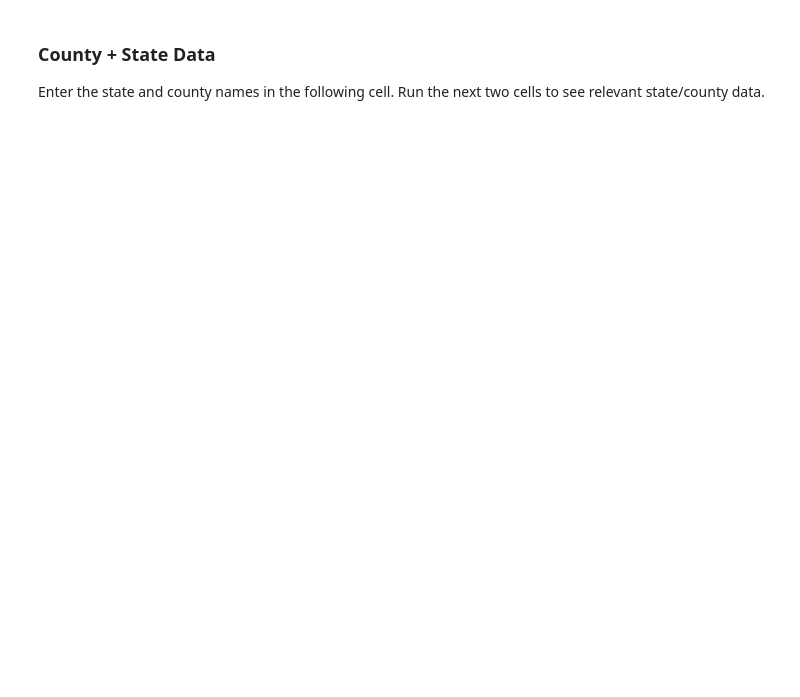
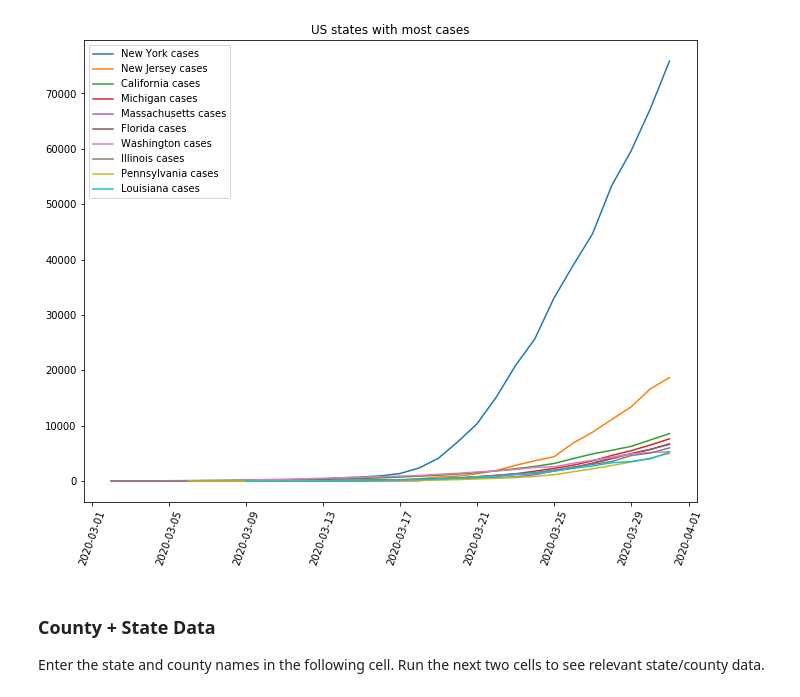
Before and after one commit to ritajett/playground, a Jupyter notebook: covid-data.ipynb, the cells around one changed output. Cells and saved outputs as stored; diff of their text form; code cells hidden in the pictures; blank space fills up the shorter version.

```diff
--- a/covid-data.ipynb
+++ b/covid-data.ipynb
@@ -20,3 +73,23 @@ cdata = pd.read_csv(url)
+# %%
+yesterday = '2020-03-30'
+plot_states = sdata[sdata['date'] == yesterday].sort_values('cases', ascending=False).iloc[:10]['state'].tolist()
+# %%
+days = 30
+fig, ax = plt.subplots()
+fig.set_size_inches(11, 8.5)
+colors = ['tab:blue', 'tab:orange', 'tab:green', 'tab:red', 'tab:purple',
+          'tab:brown', 'tab:pink', 'tab:gray', 'tab:olive', 'tab:cyan']
+for st in plot_states:
+    x = sdata[sdata['state'] == st].sort_values('date', ascending=True).iloc[-days:]['date']
+    y = sdata[sdata['state'] == st].sort_values('date', ascending=True).iloc[-days:]['cases']
+    ax.plot(x, y, label='%s cases' % st, color=colors[plot_states.index(st)])
+
+plt.legend(loc=2, fancybox=True)
+plt.title("US states with most cases")
+plt.xticks(rotation=70)
+plt.show()
+# %% [output]
+[figure, added]
 # %% [markdown]
 ### County + State Data
 Enter the state and county names in the following cell. Run the next two cells to see relevant state/county data.
```
Also changed, not shown: parts of 11 cells of this notebook.
